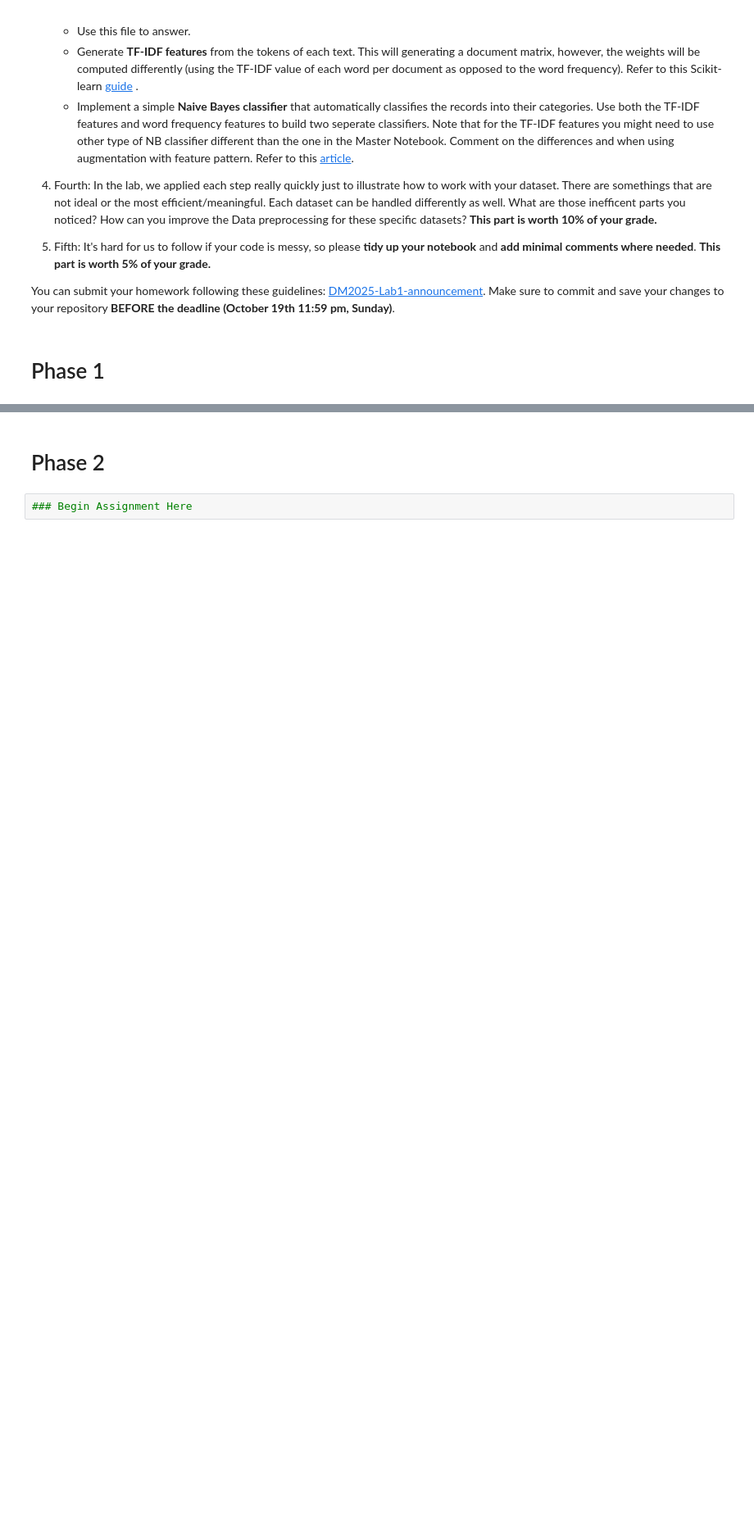
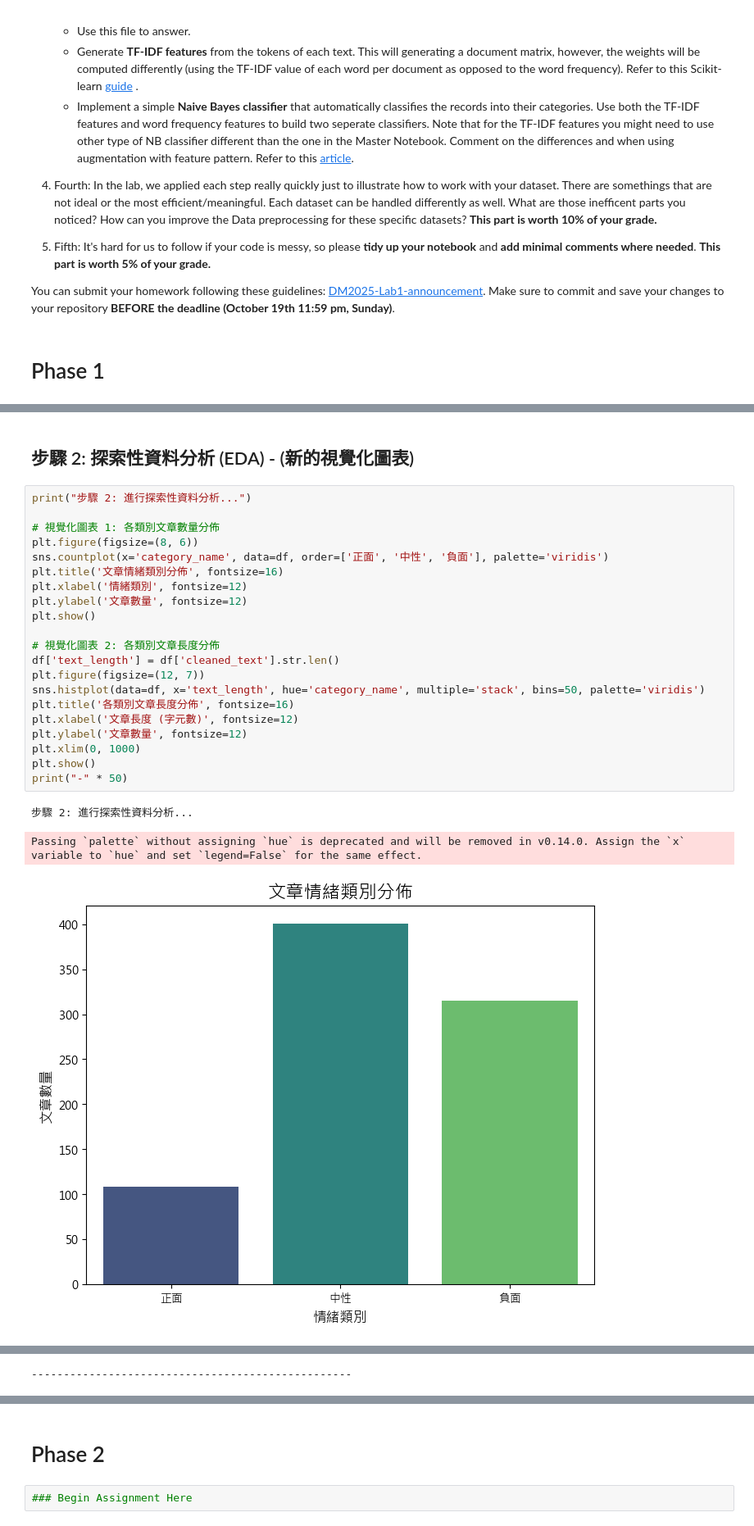
Before and after one commit to Ha1ion/DM2025-Lab1-Exercise, a Jupyter notebook: DM2025-Lab1-Homework.ipynb, the cells around one changed output, grey strips where cells are left out. Shown at 82% size. Cells and saved outputs as stored; diff of their text form; blank space fills up the shorter version.

```diff
--- a/DM2025-Lab1-Homework.ipynb
+++ b/DM2025-Lab1-Homework.ipynb
@@ -62,0 +160,27 @@ You can submit your homework following these guidelines: [DM2025-Lab1-announceme
+# %% [markdown]
+## 步驟 2: 探索性資料分析 (EDA) - (新的視覺化圖表)
+# %%
+print("步驟 2: 進行探索性資料分析...")
+
+# 視覺化圖表 1: 各類別文章數量分佈
+plt.figure(figsize=(8, 6))
+sns.countplot(x='category_name', data=df, order=['正面', '中性', '負面'], palette='viridis')
+plt.title('文章情緒類別分佈', fontsize=16)
+plt.xlabel('情緒類別', fontsize=12)
+plt.ylabel('文章數量', fontsize=12)
+plt.show()
+
+# 視覺化圖表 2: 各類別文章長度分佈
+df['text_length'] = df['cleaned_text'].str.len()
+plt.figure(figsize=(12, 7))
+sns.histplot(data=df, x='text_length', hue='category_name', multiple='stack', bins=50, palette='viridis')
+plt.title('各類別文章長度分佈', fontsize=16)
+plt.xlabel('文章長度 (字元數)', fontsize=12)
+plt.ylabel('文章數量', fontsize=12)
+plt.xlim(0, 1000)
+plt.show()
+print("-" * 50)
+# %% [output]
+步驟 2: 進行探索性資料分析...
+Passing `palette` without assigning `hue` is deprecated and will be removed in v0.14.0. Assign the `x` variable to `hue` and set `legend=False` for the same effect.
+[figure, added]
@@ -62,0 +188 @@ You can submit your homework following these guidelines: [DM2025-Lab1-announceme
+--------------------------------------------------
```
Also changed, not shown: parts of 17 cells of this notebook.
